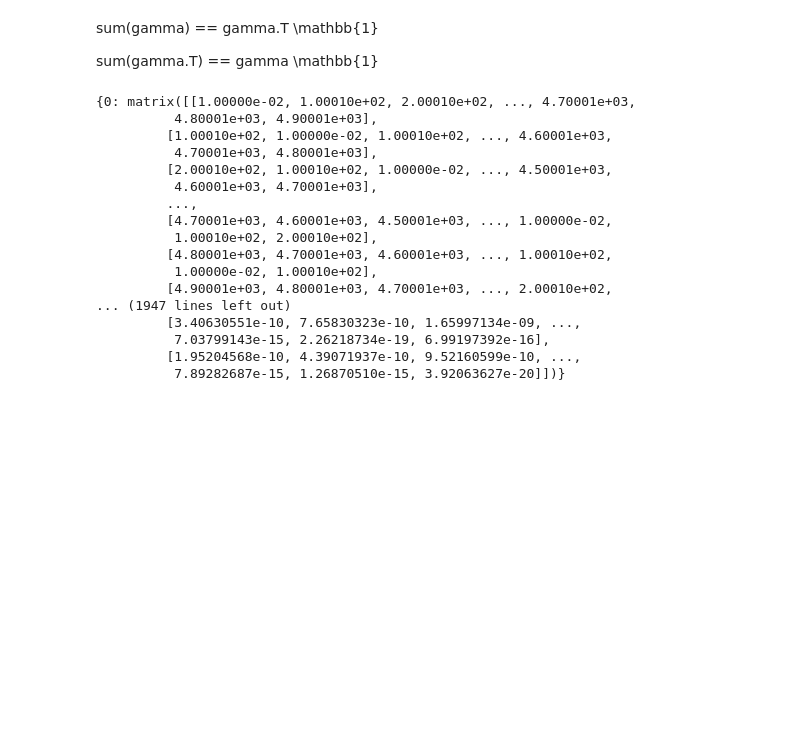
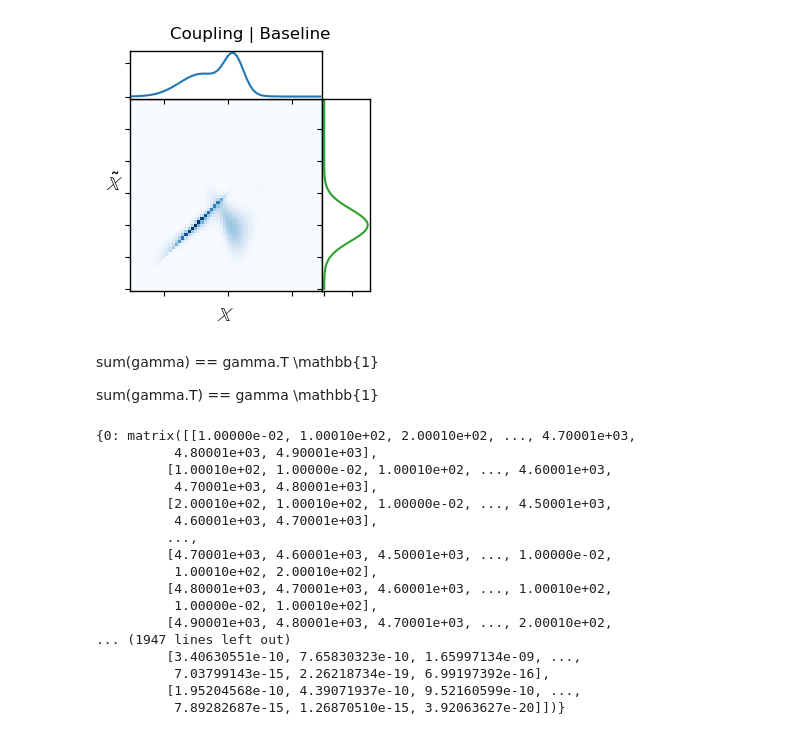
Before and after one commit to Quan-Zhou/OT_Debiasing, a Jupyter notebook: Dykstra.ipynb, the cells around one changed output. Cells and saved outputs as stored; diff of their text form; code cells hidden in the pictures; blank space fills up the shorter version.

```diff
--- a/Dykstra.ipynb
+++ b/Dykstra.ipynb
@@ -281,0 +294,22 @@ plt.subplots_adjust(left=None, bottom=None, right=None, top=None, wspace=0,hspac
+# %%
+def plots(x_range,g,f,output):
+    fig = plt.figure(figsize=(3,3))
+    gs = fig.add_gridspec(2, 2, width_ratios=(4,1), height_ratios=(1,4),left=0.1,right=0.9,bottom=0.1, top=0.9,wspace=0,hspace=0)
+    # Create the Axes.
+    ax = fig.add_subplot(gs[1, 0])
+    ax.pcolormesh(x_range, x_range, output, cmap='Blues')
+    ax.set_xlabel(r'$\mathbb{X}$',fontsize=14)
+    ax.set_ylabel(r'$\tilde{\mathbb{X}}$',rotation='horizontal',fontsize=14)
+    ax.set_xticklabels([])
+    ax.set_yticklabels([])
+    ax_histx = fig.add_subplot(gs[0, 0], sharex=ax)
+    ax_histy = fig.add_subplot(gs[1, 1], sharey=ax)
+    #ax_histx.set_title(r'$Pr[x]$',rotation='horizontal')
+    #ax_histy.set_title(r'$Pr[\tilde{x}]$')
+    ax_histx.tick_params(axis="x", labelbottom=False)
+    ax_histx.tick_params(axis="y", labelleft=False)
+    ax_histy.tick_params(axis="x", labelbottom=False)
+    ax_histy.tick_params(axis="y", labelleft=False)
+    ax_histx.plot(x_range,g,color='tab:blue')
+    ax_histy.plot(f,x_range,color='tab:green')
+    return fig
@@ -282,3 +337,9 @@ plt.subplots_adjust(left=None, bottom=None, right=None, top=None, wspace=0,hspac
+# %%
+fig=plots(x_range,dist['x'],dist['t_x'],gamma_dict[len(gamma_dict)-1].T.A1.reshape((bin,bin)))
+fig.suptitle('Coupling | Baseline')
+plt.savefig('C:/Users/zhouq/Downloads/coupling_our.pdf',bbox_inches = 'tight')
+# %% [output]
+[figure, added]
 # %%
 dist=dict()
 dist['s']=np.array([0.6,0.4])
```
Also changed, not shown: parts of 18 cells of this notebook.
